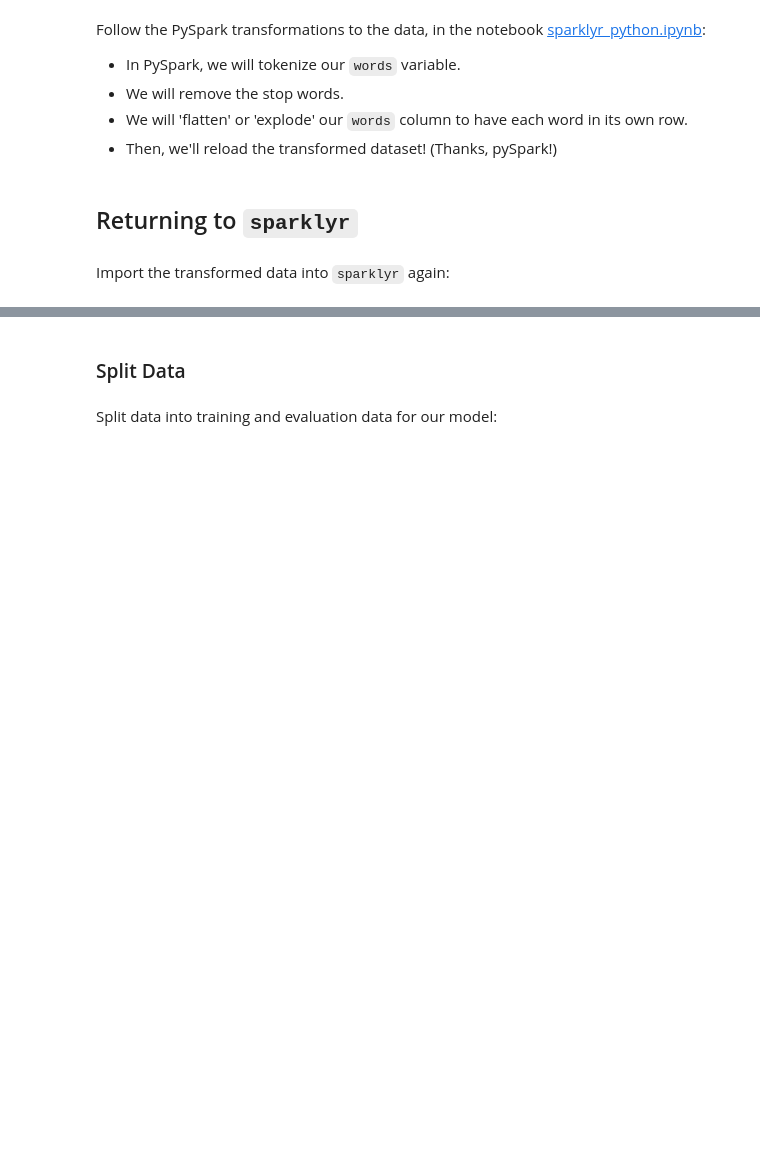
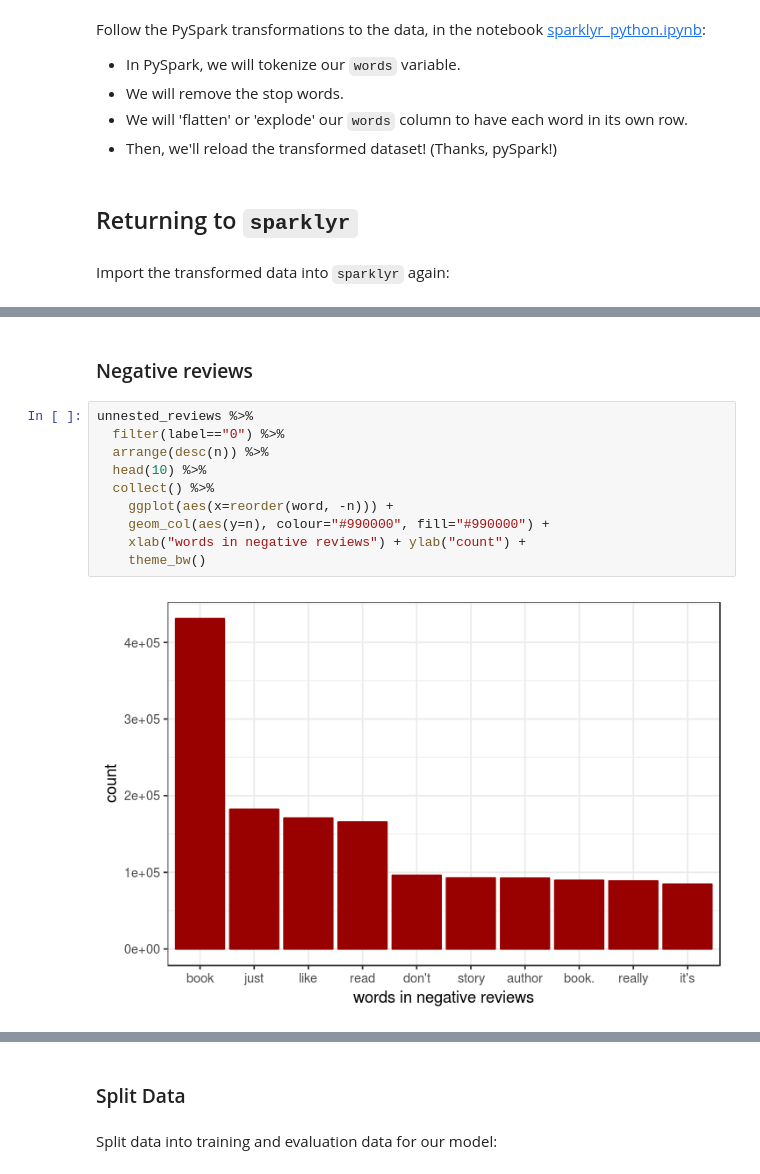
Before and after one commit to aurora-mareviv/sparklyr_test, a Jupyter notebook: sparklyr_test2.ipynb, the cells around one changed output, grey strips where cells are left out. Cells and saved outputs as stored; diff of their text form; blank space fills up the shorter version.

```diff
--- a/sparklyr_test2.ipynb
+++ b/sparklyr_test2.ipynb
@@ -349,0 +357,14 @@ removed_reviews <- tokenized_reviews %>%
+# %% [markdown]
+### Negative reviews
+# %%
+unnested_reviews %>%
+  filter(label=="0") %>%
+  arrange(desc(n)) %>%
+  head(10) %>%
+  collect() %>%
+    ggplot(aes(x=reorder(word, -n))) +
+    geom_col(aes(y=n), colour="#990000", fill="#990000") +
+    xlab("words in negative reviews") + ylab("count") +
+    theme_bw()
+# %% [output]
+[figure, added]
```
Also changed, not shown: parts of 23 cells of this notebook.
